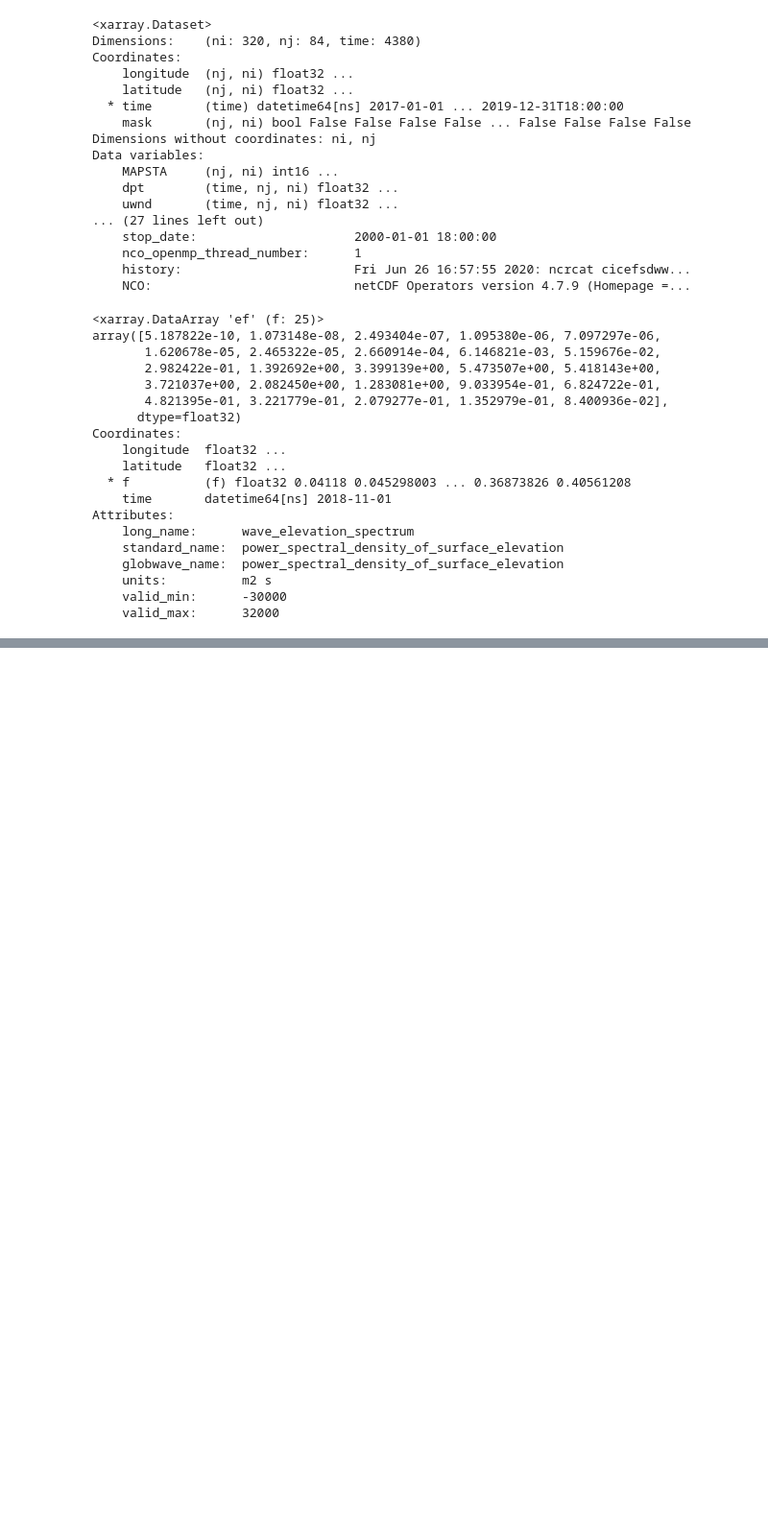
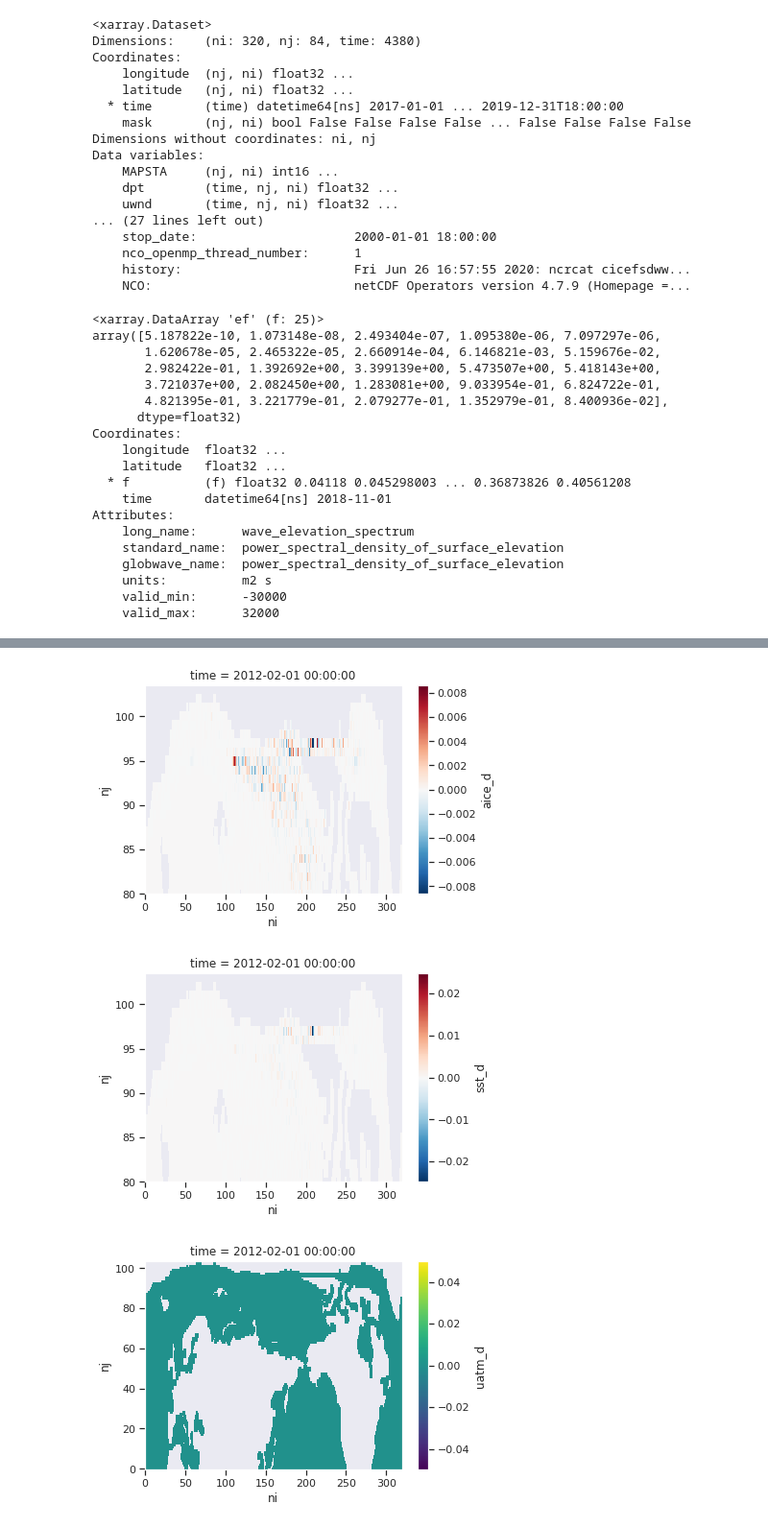
Before and after one commit to vtcooper/waveice, a Jupyter notebook: waveice_coupled_2021.ipynb, the cells around one changed output, grey strips where cells are left out. Shown at 96% size. Saved outputs shown, nothing was run; the diff lists cells and outputs as text; code cells hidden in the pictures; blank space fills up the shorter version.

```diff
--- a/waveice_coupled_2021.ipynb
+++ b/waveice_coupled_2021.ipynb
@@ -1040,0 +1043,5 @@ Attributes:
+# %%
+newrun = xr.open_dataset(
+    '/glade/scratch/vcooper/cesm23iws1tsks_bittest1/run/cesm23iws1tsks_bittest1.cice.h1.2012-01-31.nc')
+oldrun = xr.open_dataset(
+    '/glade/scratch/vcooper/cesm23iws1tsks_bittest1/run/refrun/cesm23iws1tsks.cice_nh.h1.2012-01.nc')
@@ -1040,0 +1068,20 @@ Attributes:
+# %%
+icediff = newrun.aice_d.sel(nj=slice(280,384)) - oldrun.aice_d[-1]
+# %%
+sstdiff = newrun.sst_d.sel(nj=slice(280,384)) - oldrun.sst_d[-1]
+uwinddiff = newrun.uatm_d.sel(nj=slice(280,384)) - oldrun.uatm_d[-1]
+# %%
+icediff.plot()
+plt.ylim(80,)
+plt.show()
+
+sstdiff.plot()
+plt.ylim(80,)
+plt.show()
+
+uwinddiff.plot()
+plt.show()
+# %% [output]
+[figure, added]
+[figure, added]
+[figure, added]
```
Also changed, not shown: parts of 5 cells of this notebook.
